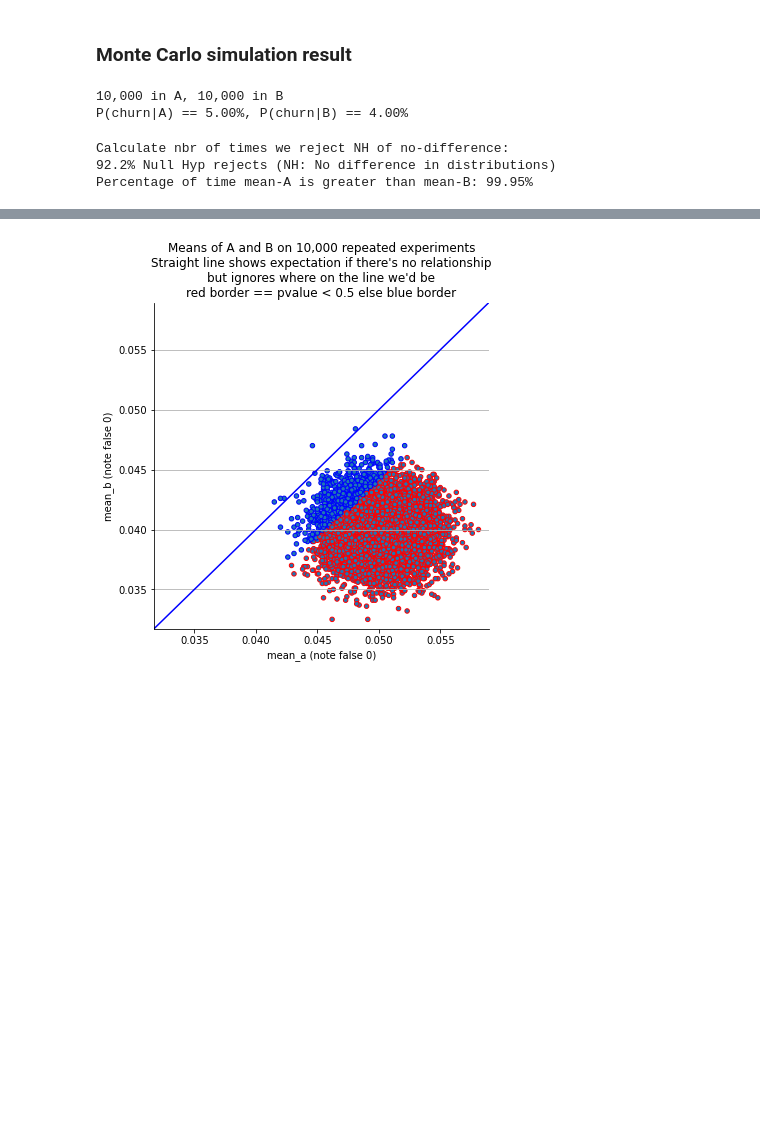
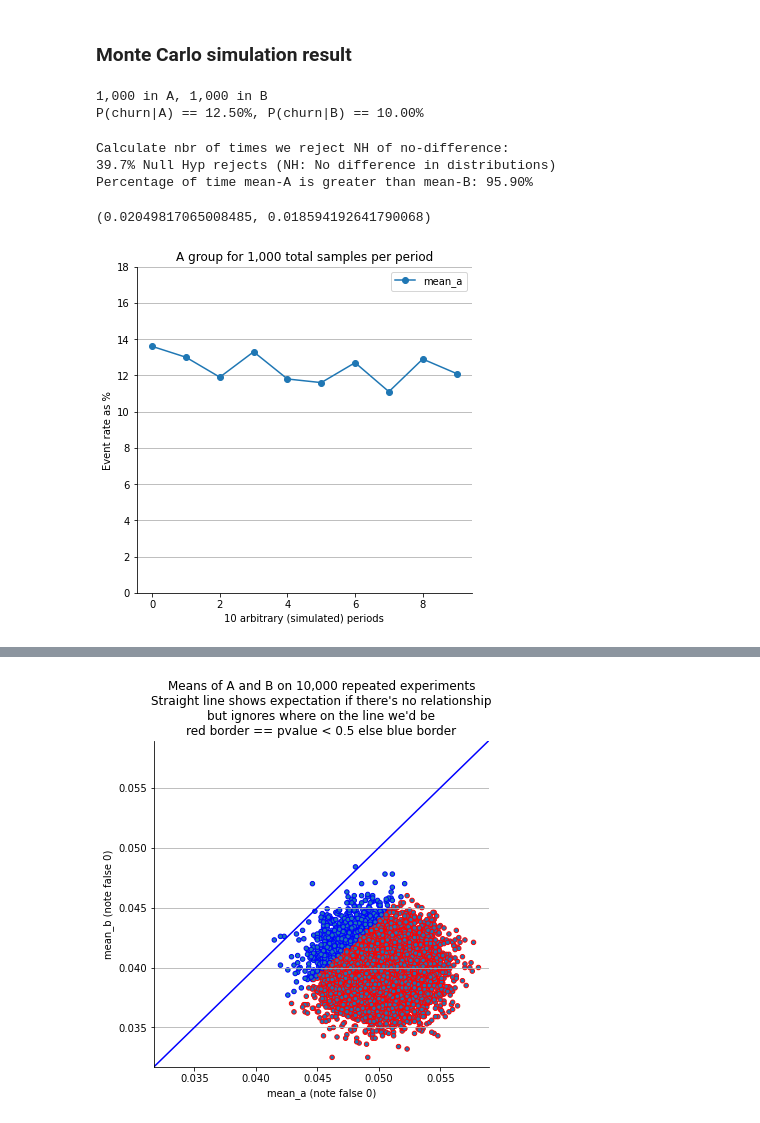
Before and after one commit to ianozsvald/churn_a_b_tests_statistical_power, a Jupyter notebook: Churn A B tests and power of ChiSq.ipynb, the cells around one changed output, grey strips where cells are left out. Saved outputs shown, nothing was run; the diff lists cells and outputs as text; code cells hidden in the pictures; blank space fills up the shorter version.

Commit message:
attempts at making plots

```diff
--- a/Churn A B tests and power of ChiSq.ipynb
+++ b/Churn A B tests and power of ChiSq.ipynb
@@ -179,6 +218,8 @@ sys.stdout.flush() # ignore print conflict with tqdm
 nbr_times_mean_a_gt_mean_b = []
 mean_a = []
 mean_b = []
+std_a = []
+std_b = []
 
 for rep in tqdm.tqdm(range(REPEATS)):
     # real values in the continuous uniform range [0, 1)
@@ -191,7 +232,9 @@ for rep in tqdm.tqdm(range(REPEATS)):
     pvalues.append(pvalue)
 
     mean_a.append(arr_a.mean())
+    #std_a.append(arr_a.std()) # can't use std here, silly, we need a different measure of error
     mean_b.append(arr_b.mean())
+    #std_b.append(arr_b.std())
     nbr_times_mean_a_gt_mean_b.append(arr_a.mean() > arr_b.mean())
 
 pvalues = np.array(pvalues) # turn list to array
@@ -203,8 +246,28 @@ print(f'{sum(pvalues < 0.05) / REPEATS * 100:0.1f}% Null Hyp rejects (NH: No dif
 fraction_time_mean_a_gt_mean_b = sum(nbr_times_mean_a_gt_mean_b) / len(nbr_times_mean_a_gt_mean_b)
 print(f'Percentage of time mean-A is greater than mean-B: {fraction_time_mean_a_gt_mean_b*100:0.2f}%')
 # %% [output]
-10,000 in A, 10,000 in B
-P(churn|A) == 5.00%, P(churn|B) == 4.00%
+1,000 in A, 1,000 in B
+P(churn|A) == 12.50%, P(churn|B) == 10.00%
 Calculate nbr of times we reject NH of no-difference:
-92.2% Null Hyp rejects (NH: No difference in distributions)
-Percentage of time mean-A is greater than mean-B: 99.95%
+39.7% Null Hyp rejects (NH: No difference in distributions)
+Percentage of time mean-A is greater than mean-B: 95.90%
+# %%
+se_95pc_a = np.sqrt(CUTOFF_A * (1-CUTOFF_A) / PEOPLE_A) * 1.96
+se_95pc_b = np.sqrt(CUTOFF_B * (1-CUTOFF_B) / PEOPLE_B) * 1.96
+se_95pc_a, se_95pc_b
+# %% [output]
+(0.02049817065008485, 0.018594192641790068)
+# %%
+df = pd.DataFrame({'mean_a': np.array(mean_a)*100, 'mean_b': np.array(mean_b)*100,
+                   'se_95pc_a': se_95pc_a * 100, 'se_95pc_b': se_95pc_b * 100})
+#df = df.mul(100)
+fig, ax = plt.subplots(figsize = (6, 6))
+df[['mean_a']][:10].plot(kind='line', ax=ax, marker='o')#, yerr = 'se_95pc_a')
+#df[['mean_b']][:10].plot(kind='line', ax=ax, marker='o')#, yerr = 'se_95pc_b')
+#ax.set_ylim(ymin=18, ymax=22)
+ax.set_title(f'A group for {PEOPLE_A:,} total samples per period')
+ax.set_ylabel('Event rate as %')
+ax.set_xlabel('10 arbitrary (simulated) periods');
+set_common_mpl_styles(ax=ax, ymin=0, ymax=18)
+# %% [output]
+[figure, added]
```
Also changed, not shown: parts of 6 cells of this notebook.
